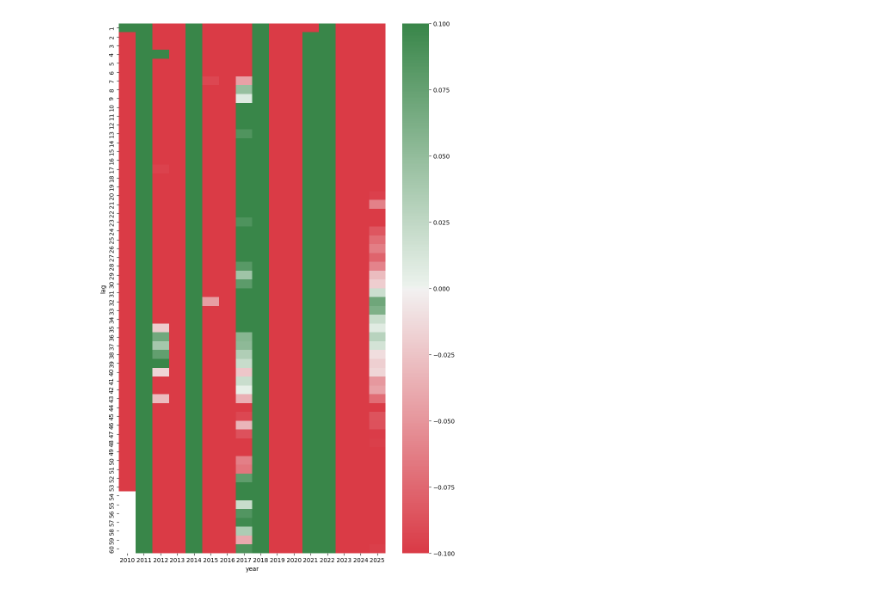
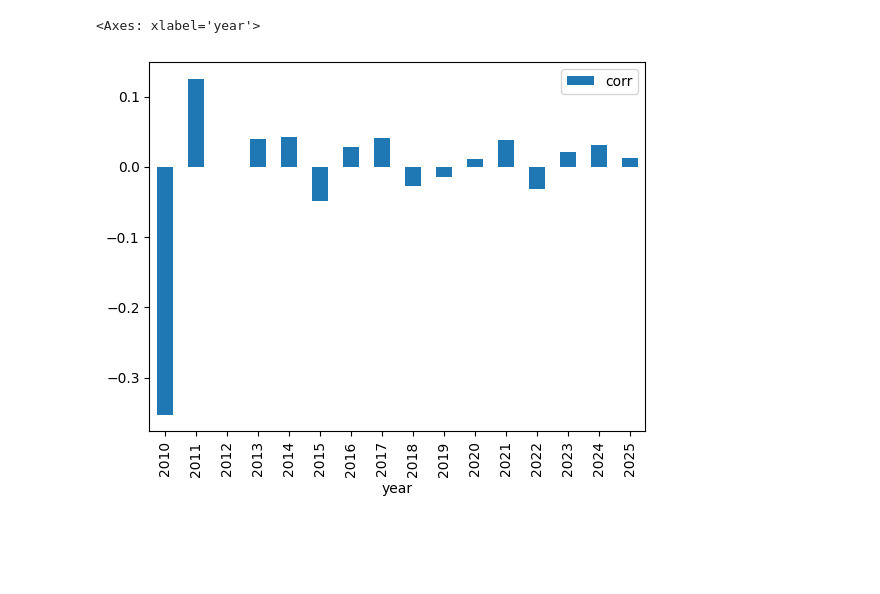
Before and after one commit to flanfly/studies, a Jupyter notebook: duckdb.ipynb, the cells around one changed output. Saved outputs shown, nothing was run; the diff lists cells and outputs as text; code cells hidden in the pictures; blank space fills up the shorter version.

Commit message:
past momentum correlation

```diff
--- a/duckdb.ipynb
+++ b/duckdb.ipynb
@@ -90 +397,14 @@ group by year
+# %%
+con.sql('''
+select
+    year(ts) as year,
+    corr(ret, mom) as corr
+from momentum
+where lag = 30
+group by year(ts)
+order by year
+''').df().plot(kind='bar', x='year', y='corr')
+# %% [output]
+<Axes: xlabel='year'>
+[figure, added]
 # %%
@@ -119,35 +441,3 @@ join benchmark b
   on b.year = r.year
 group by r.year, r.lag
 ''')
-# %%
-# cross sectional performance for each lag by year
-
-import seaborn as sns
-import matplotlib.pylab as plt
-import numpy as np
-
-df = duckdb.sql('''
-    select
-        year,
-        lag,
-        ret
-    from cross_alpha
-
-''').df()
-
-df.year = df.year.astype(str)
-df = df.pivot_table(index='lag', columns='year', values='ret')
-
-fig, ax = plt.subplots(figsize=(10, 16))
-cm = sns.diverging_palette(h_neg=10, h_pos=133, s=75, l=50, as_cmap=True)
-
-sns.heatmap(
-    df,
-    ax=ax,
-    #mask=arr < 0,
-    vmin=-np.max(np.abs(arr)),
-    vmax=np.max(np.abs(arr)),
-    cmap=cm)
-plt.show()
-# %% [output]
-[figure, removed]
```
Also changed, not shown: parts of 16 cells of this notebook.
